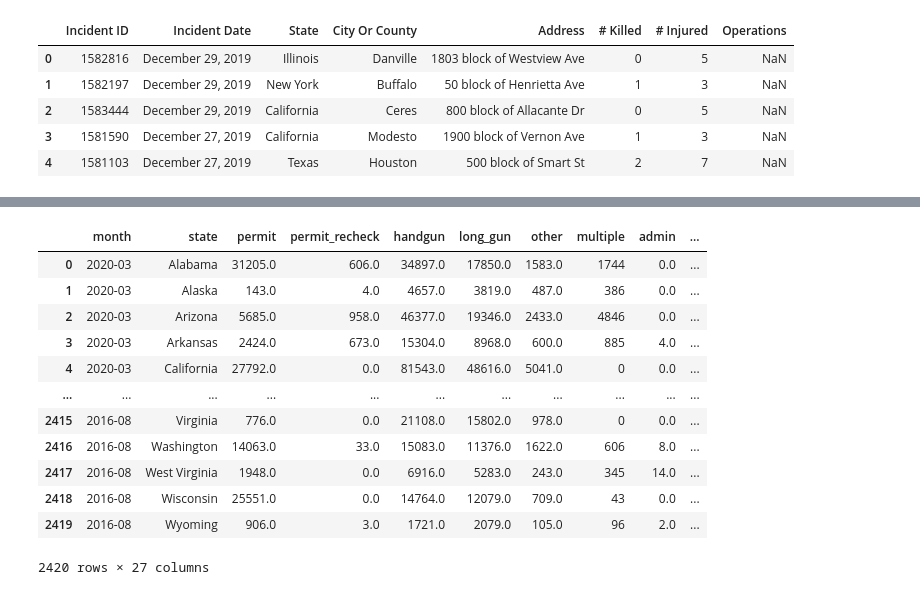
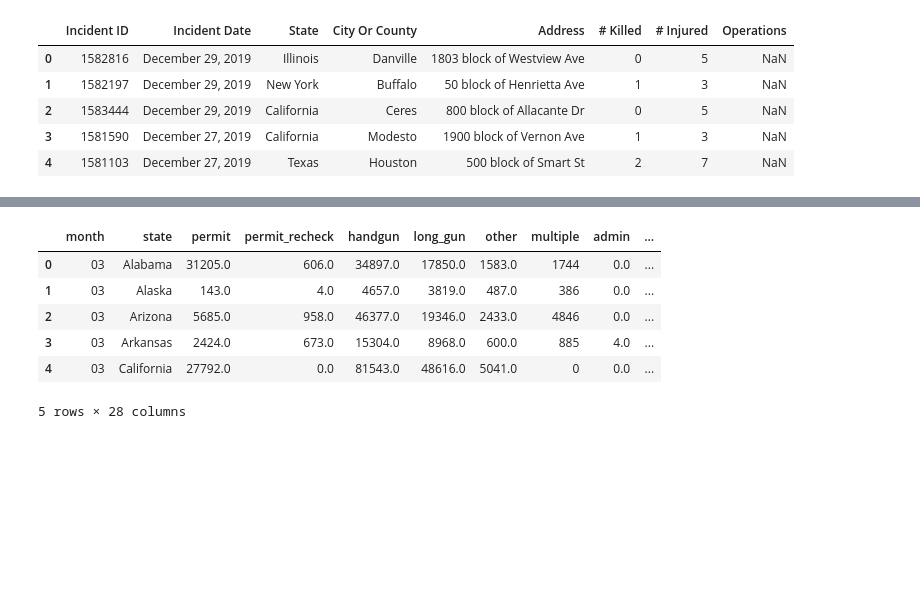
Before and after one commit to RSGDATA/ETL_project, a Jupyter notebook: us_mass_shootings.ipynb, the cells around one changed output, grey strips where cells are left out. Saved outputs shown, nothing was run; the diff lists cells and outputs as text; code cells hidden in the pictures; blank space fills up the shorter version.

```diff
--- a/us_mass_shootings.ipynb
+++ b/us_mass_shootings.ipynb
@@ -81,17 +230,13 @@ df_b_checks
 # %%
 df_b_checks.dropna(inplace=True)
-df_b_checks
+df_b_checks[['year','month']] = df_b_checks['month'].str.split('-',expand=True)
+
+df_b_checks.head()
 # %% [output]
 |  | month | state | permit | permit_recheck | handgun | long_gun | other | multiple | admin | ... |
-| 0 | 2020-03 | Alabama | 31205.0 | 606.0 | 34897.0 | 17850.0 | 1583.0 | 1744 | 0.0 | ... |
-| 1 | 2020-03 | Alaska | 143.0 | 4.0 | 4657.0 | 3819.0 | 487.0 | 386 | 0.0 | ... |
-| 2 | 2020-03 | Arizona | 5685.0 | 958.0 | 46377.0 | 19346.0 | 2433.0 | 4846 | 0.0 | ... |
-| 3 | 2020-03 | Arkansas | 2424.0 | 673.0 | 15304.0 | 8968.0 | 600.0 | 885 | 4.0 | ... |
-| 4 | 2020-03 | California | 27792.0 | 0.0 | 81543.0 | 48616.0 | 5041.0 | 0 | 0.0 | ... |
-| ... | ... | ... | ... | ... | ... | ... | ... | ... | ... | ... |
-| 2415 | 2016-08 | Virginia | 776.0 | 0.0 | 21108.0 | 15802.0 | 978.0 | 0 | 0.0 | ... |
-| 2416 | 2016-08 | Washington | 14063.0 | 33.0 | 15083.0 | 11376.0 | 1622.0 | 606 | 8.0 | ... |
-| 2417 | 2016-08 | West Virginia | 1948.0 | 0.0 | 6916.0 | 5283.0 | 243.0 | 345 | 14.0 | ... |
-| 2418 | 2016-08 | Wisconsin | 25551.0 | 0.0 | 14764.0 | 12079.0 | 709.0 | 43 | 0.0 | ... |
-| 2419 | 2016-08 | Wyoming | 906.0 | 3.0 | 1721.0 | 2079.0 | 105.0 | 96 | 2.0 | ... |
+| 0 | 03 | Alabama | 31205.0 | 606.0 | 34897.0 | 17850.0 | 1583.0 | 1744 | 0.0 | ... |
+| 1 | 03 | Alaska | 143.0 | 4.0 | 4657.0 | 3819.0 | 487.0 | 386 | 0.0 | ... |
+| 2 | 03 | Arizona | 5685.0 | 958.0 | 46377.0 | 19346.0 | 2433.0 | 4846 | 0.0 | ... |
+| 3 | 03 | Arkansas | 2424.0 | 673.0 | 15304.0 | 8968.0 | 600.0 | 885 | 4.0 | ... |
+| 4 | 03 | California | 27792.0 | 0.0 | 81543.0 | 48616.0 | 5041.0 | 0 | 0.0 | ... |
-2420 rows × 27 columns
+5 rows × 28 columns
```
Also changed, not shown: parts of 21 cells of this notebook.
